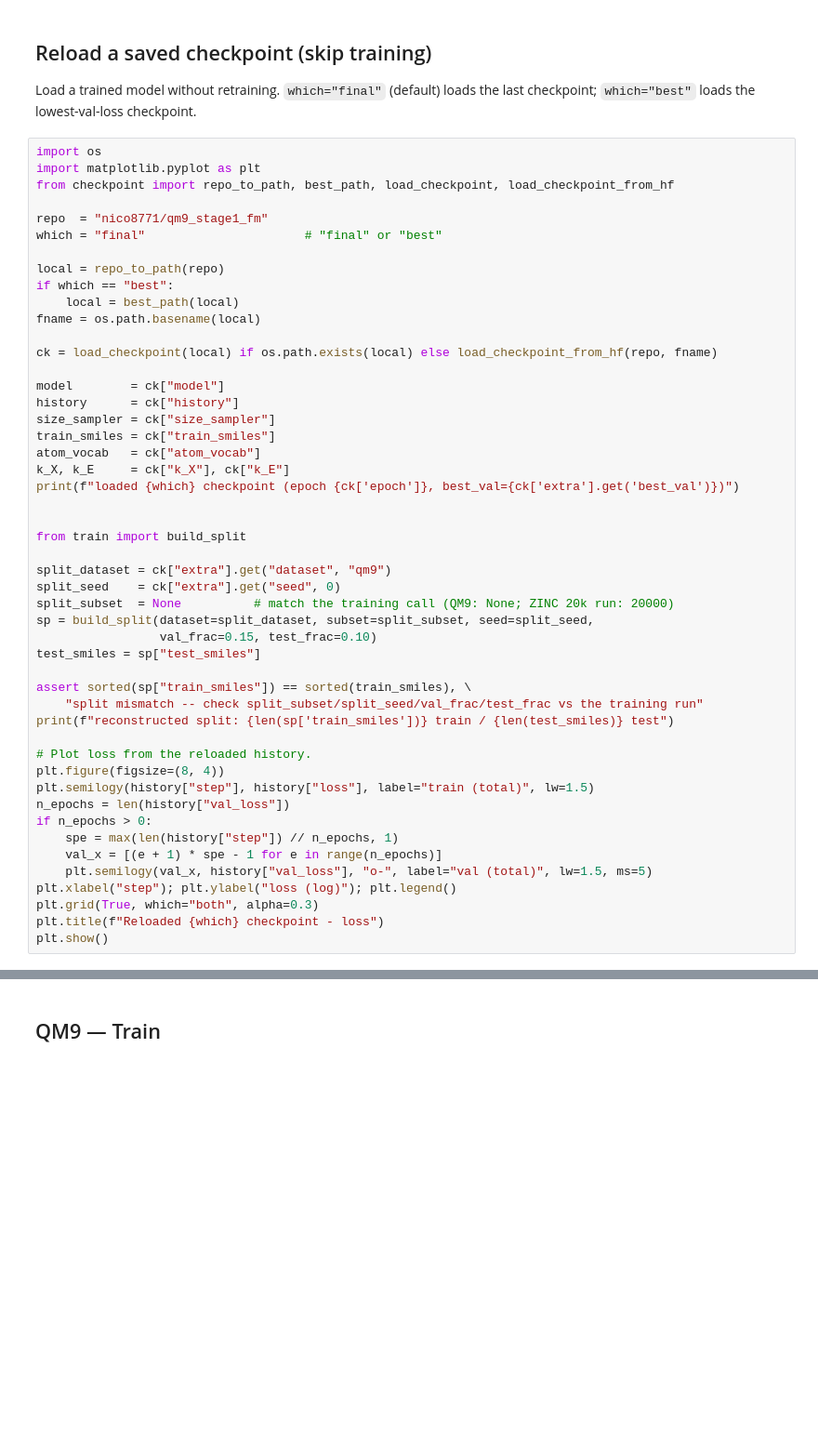
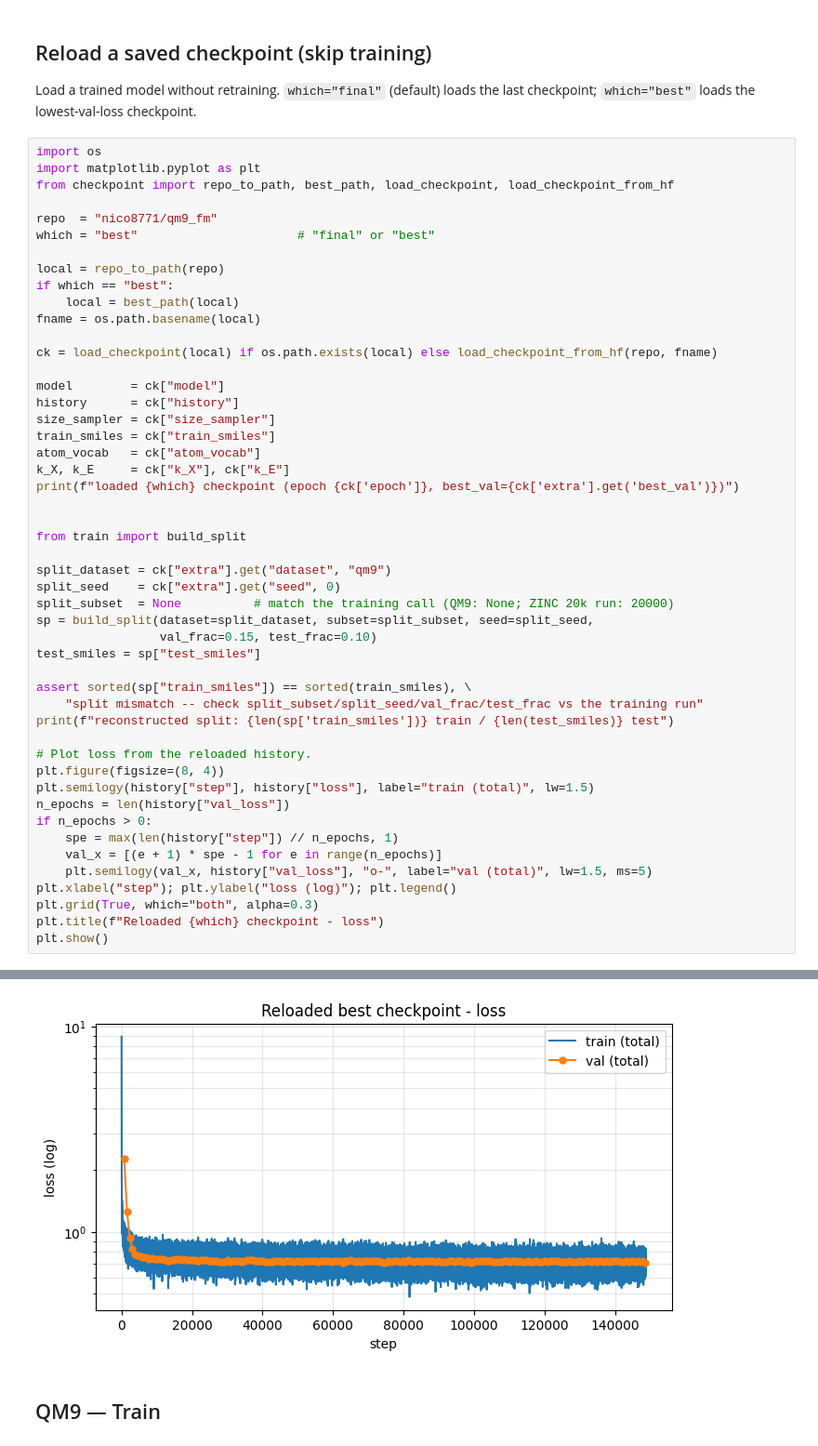
Before and after one commit to Nico-Conti/flow-matching-molecules, a Jupyter notebook: notebooks/03_stage1_fm.ipynb, the cells around one changed output, grey strips where cells are left out. Shown at 93% size. Drawn from its saved outputs; the diff is of its cells as text; blank space fills up the shorter version.

```diff
--- a/notebooks/03_stage1_fm.ipynb
+++ b/notebooks/03_stage1_fm.ipynb
@@ -40,8 +40,8 @@ import os
 import matplotlib.pyplot as plt
 from checkpoint import repo_to_path, best_path, load_checkpoint, load_checkpoint_from_hf
 
-repo  = "nico8771/qm9_stage1_fm"
-which = "final"                      # "final" or "best"
+repo  = "nico8771/qm9_fm"
+which = "best"                      # "final" or "best"
 
 local = repo_to_path(repo)
 if which == "best":
@@ -84,3 +84,4 @@ plt.xlabel("step"); plt.ylabel("loss (log)"); plt.legend()
 plt.grid(True, which="both", alpha=0.3)
 plt.title(f"Reloaded {which} checkpoint - loss")
 plt.show()
+# %% [output]
@@ -87,3 +95,4 @@ plt.show()
+[figure, added]
 # %% [markdown]
 ## QM9 — Train
 # %%
```
Also changed, not shown: parts of 8 cells of this notebook.
